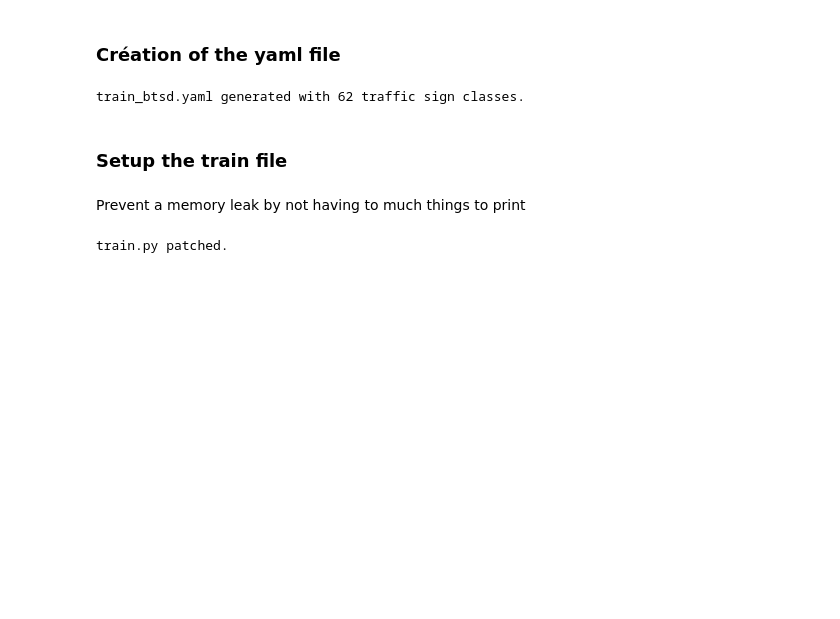
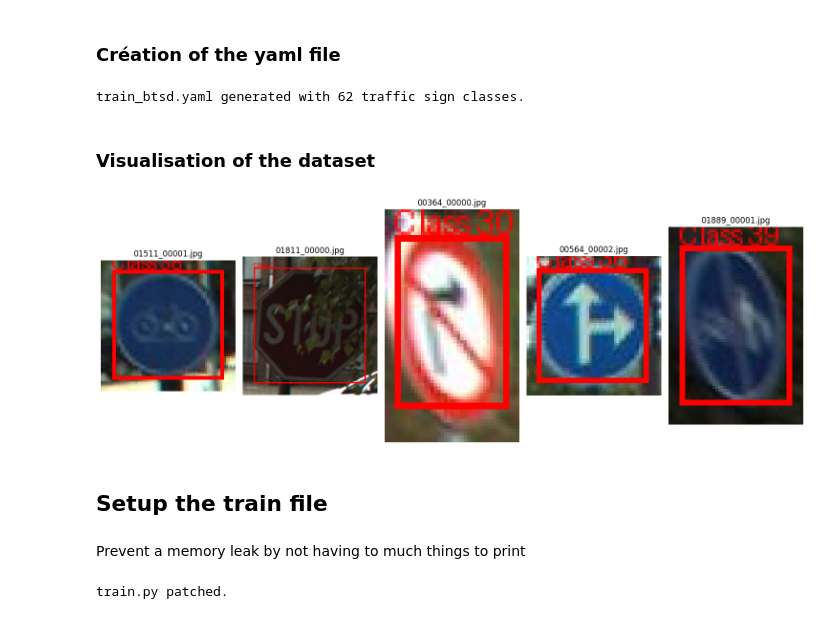
Before and after one commit to TheGasp/Road-Sign-Recognition, a Jupyter notebook: Projet_AIF.ipynb, the cells around one changed output. Saved outputs shown, nothing was run; the diff lists cells and outputs as text; code cells hidden in the pictures; blank space fills up the shorter version.

```diff
--- a/Projet_AIF.ipynb
+++ b/Projet_AIF.ipynb
@@ -221,8 +381,64 @@ with open(yaml_path, "w") as f:
 print(f"{yaml_path} generated with {len(btsd_classes)} traffic sign classes.")
 # %% [output]
 train_btsd.yaml generated with 62 traffic sign classes.
+# %% [markdown]
+### Visualisation of the dataset
+# %%
+import matplotlib.pyplot as plt
+from PIL import Image, ImageDraw
+import os
+import random
+
+# Paths
+image_folder = "data/btsd/images/train"
+label_folder = "data/btsd/labels/train"
+
+# List all image files
+image_files = [f for f in os.listdir(image_folder) if f.endswith(".jpg")]
+
+# Select a few images randomly
+num_images = 5
+sample_files = random.sample(image_files, min(num_images, len(image_files)))
+
+# Plot images with bounding boxes
+plt.figure(figsize=(15, 10))
+for i, filename in enumerate(sample_files):
+    image_path = os.path.join(image_folder, filename)
+    label_path = os.path.join(label_folder, filename.replace(".jpg", ".txt"))
+
+    image = Image.open(image_path)
+    draw = ImageDraw.Draw(image)
+    width, height = image.size
+
+    # Draw bounding boxes if label file exists
+    if os.path.exists(label_path):
+        with open(label_path, "r") as f:
+            for line in f:
+                parts = line.strip().split()
+                class_id = int(parts[0])
+                x_center, y_center, w, h = map(float, parts[1:])
+
+                # Convert back to pixel coordinates
+                x1 = int((x_center - w / 2) * width)
+                y1 = int((y_center - h / 2) * height)
+                x2 = int((x_center + w / 2) * width)
+                y2 = int((y_center + h / 2) * height)
+
+                draw.rectangle([x1, y1, x2, y2], outline="red", width=2)
+                draw.text((x1, y1 - 10), f"Class {class_id}", fill="red")
+
+    # Show the image
+    plt.subplot(1, num_images, i + 1)
+    plt.imshow(image)
+    plt.axis("off")
+    plt.title(filename)
+
+plt.tight_layout()
+plt.show()
+# %% [output]
+[figure, added]
 # %% [markdown]
-### Setup the train file
+## Setup the train file
 # %% [markdown]
 Prevent a memory leak by not having to much things to print
 # %%
```
Also changed, not shown: parts of 28 cells of this notebook, 3 other files.
